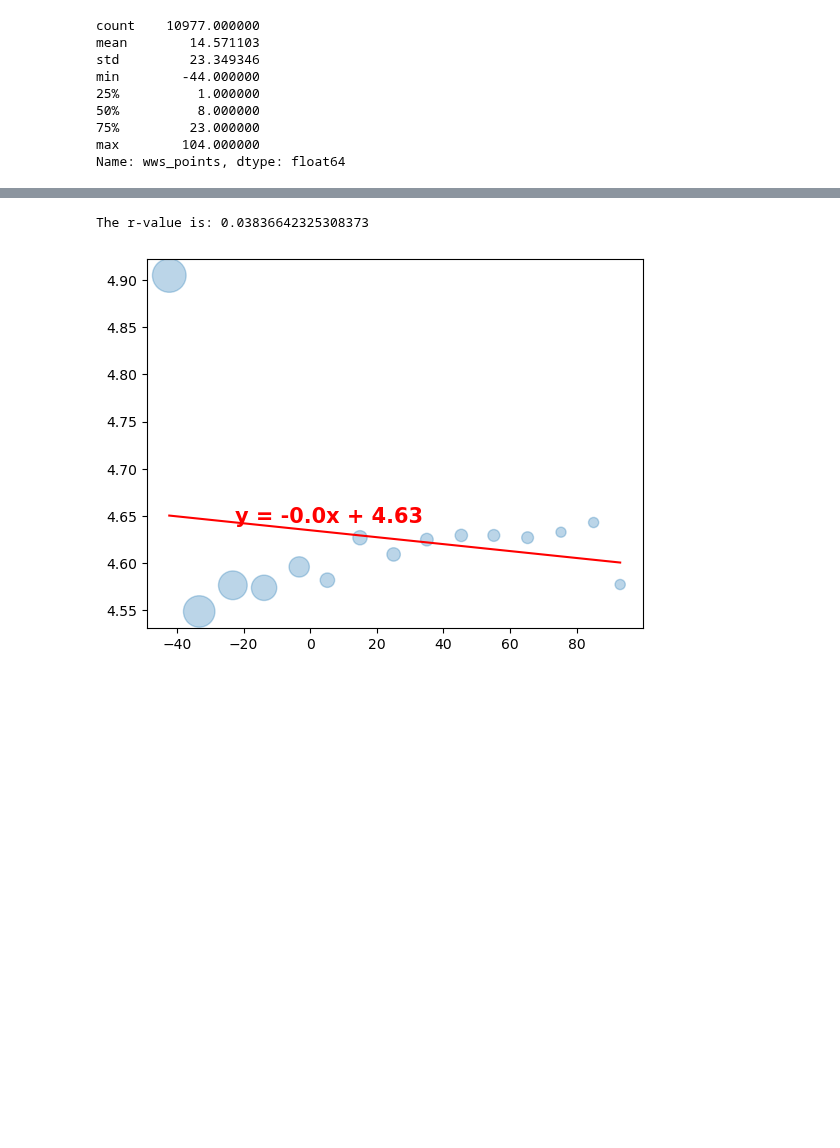
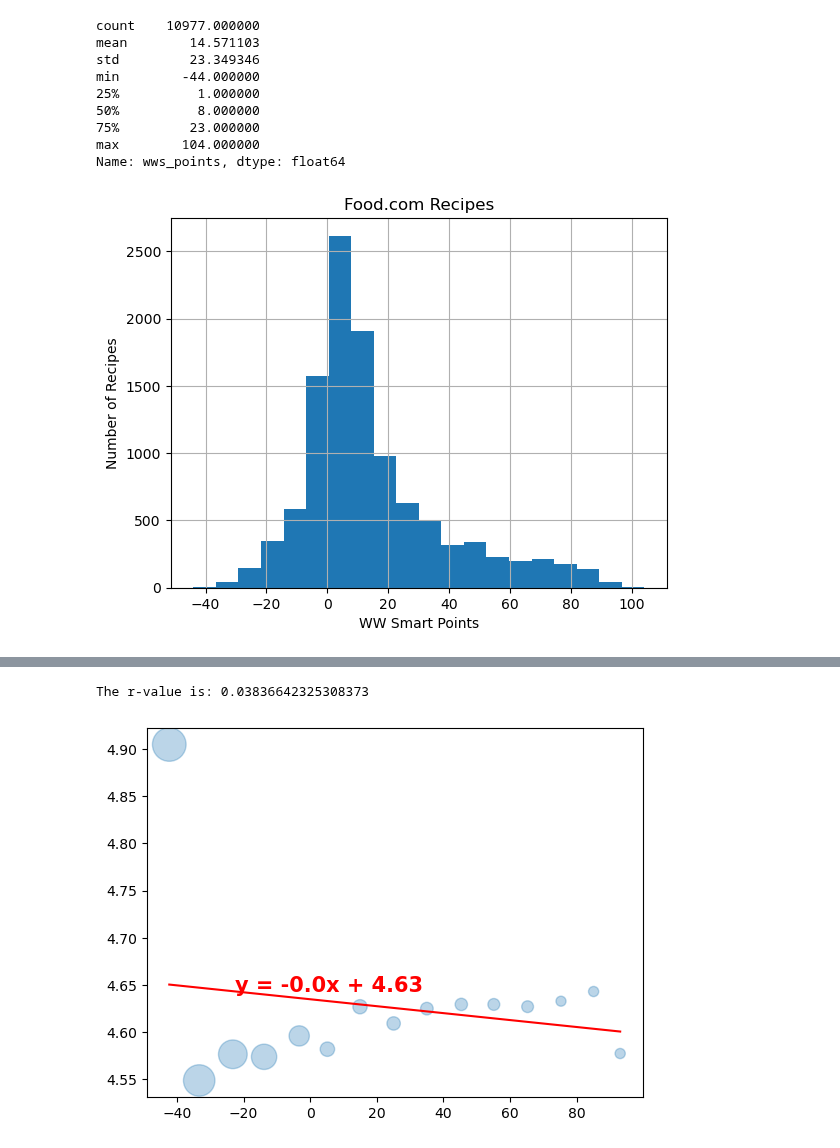
Before and after one commit to alyssahondrade/Project1, a Jupyter notebook: recipes_exploration.ipynb, the cells around one changed output, grey strips where cells are left out. Cells and saved outputs as stored; diff of their text form; code cells hidden in the pictures; blank space fills up the shorter version.

```diff
--- a/recipes_exploration.ipynb
+++ b/recipes_exploration.ipynb
@@ -910,3 +911,12 @@ min        -44.000000
 75%         23.000000
 max        104.000000
 Name: wws_points, dtype: float64
+# %%
+# Create a histogram of the points
+clean_recipes['wws_points'].hist(bins=20)
+plt.title("Food.com Recipes")
+plt.xlabel("WW Smart Points")
+plt.ylabel("Number of Recipes")
+plt.show()
+# %% [output]
+[figure, added]
```
Also changed, not shown: parts of 43 cells of this notebook, 1 other file.
